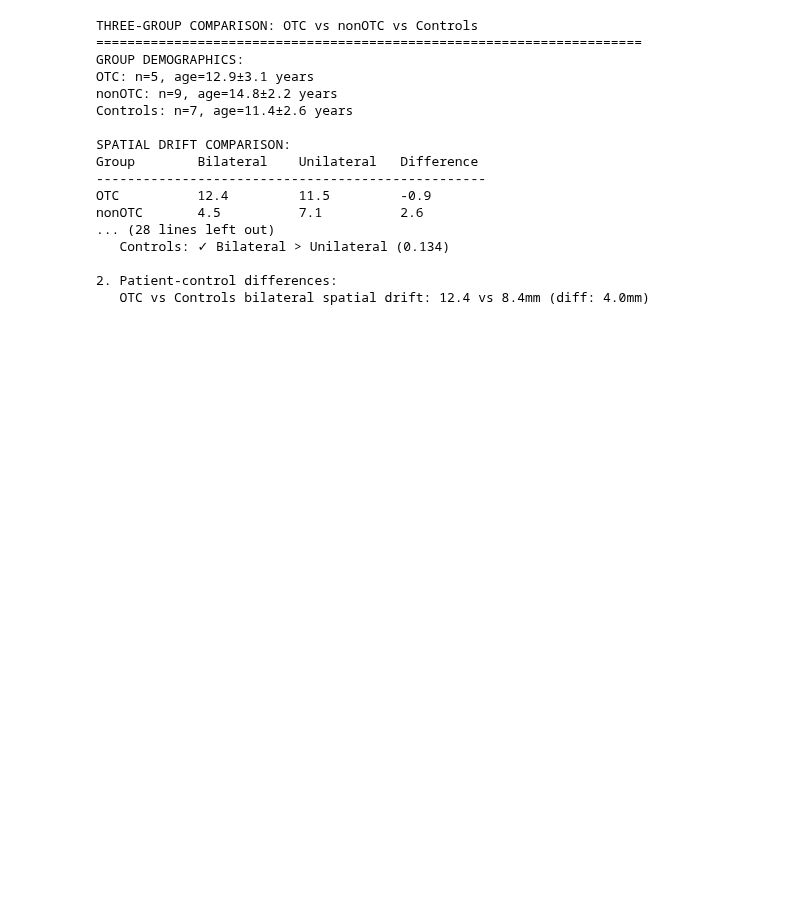
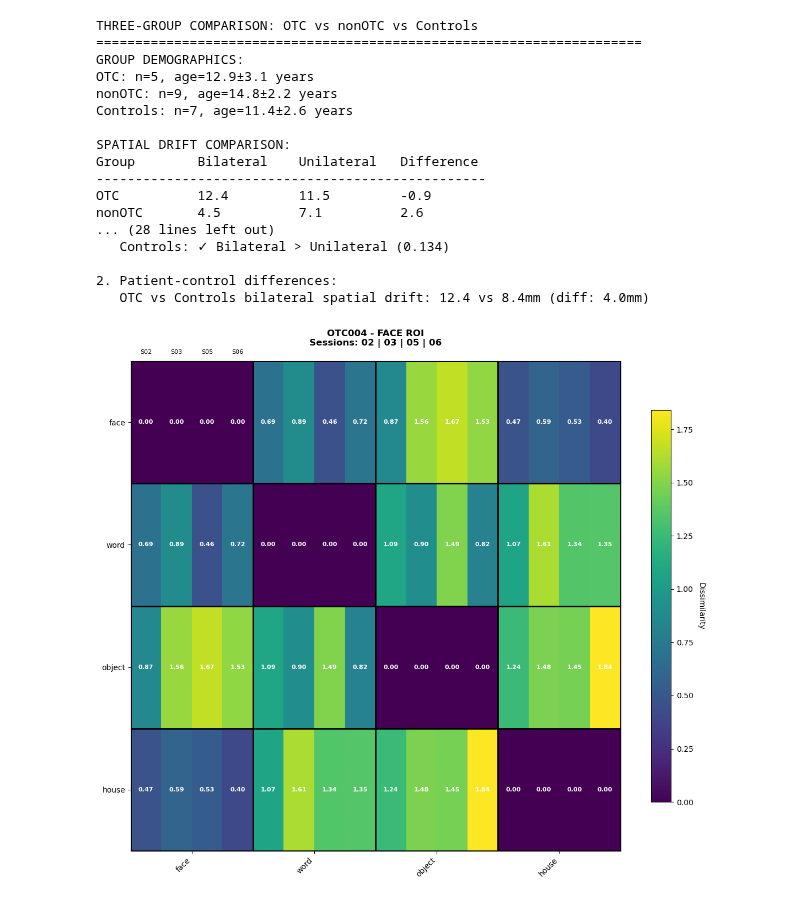
Before and after one commit to cnsimmons/long_pt, a Jupyter notebook: B_analyses/02_rsa.ipynb, the cells around one changed output. Drawn from its saved outputs; the diff is of its cells as text; code cells hidden in the pictures; blank space fills up the shorter version.

```diff
--- a/B_analyses/02_rsa.ipynb
+++ b/B_analyses/02_rsa.ipynb
@@ -1410,3 +1420,94 @@ nonOTC       4.5          7.1          2.6
 
 2. Patient-control differences:
    OTC vs Controls bilateral spatial drift: 12.4 vs 8.4mm (diff: 4.0mm)
+# %%
+# CELL: Liu Figure 5C-Style Temporal RDM (Fixed Vertical Spacing)
+def create_liu_temporal_rdm_final(all_rdms, subject_id, roi_name, analysis_subjects):
+    """Create Liu Figure 5C-style RDM - sessions subdivided horizontally only"""
+
+    if subject_id not in all_rdms or roi_name not in all_rdms[subject_id]:
+        return None
+
+    info = analysis_subjects[subject_id]
+    code = info['code']
+    roi_data = all_rdms[subject_id][roi_name]
+
+    if not roi_data['rdms'] or len(roi_data['rdms']) < 2:
+        return None
+
+    sessions = sorted(roi_data['rdms'].keys())
+    categories = roi_data['valid_categories']
+    n_sessions = len(sessions)
+    n_categories = len(categories)
+
+    fig, ax = plt.subplots(1, 1, figsize=(12, 10))
+
+    # Calculate color scale
+    all_values = []
+    for session in sessions:
+        rdm = roi_data['rdms'][session]
+        all_values.extend(rdm.flatten())
+    vmin, vmax = np.min(all_values), np.max(all_values)
+
+    # Subcells: divide width by sessions, but keep full height
+    subcell_width = 1.0 / n_sessions
+    subcell_height = 1.0  # Full height for each subcell
+
+    # Plot each category pair cell with session sub-rectangles
+    for i in range(n_categories):
+        for j in range(n_categories):
+            for s_idx, session in enumerate(sessions):
+                rdm = roi_data['rdms'][session]
+                value = rdm[i, j]
+
+                # Position: x subdivided by sessions, y is full cell
+                x = j + (s_idx * subcell_width)
+                y = n_categories - 1 - i
+
+                # Create rectangle with full height, subdivided width
+                rect = plt.Rectangle((x, y), subcell_width, subcell_height,
+                                   facecolor=plt.cm.viridis((value - vmin) / (vmax - vmin)))
+                ax.add_patch(rect)
+
+                # Add value text
+                ax.text(x + subcell_width/2, y + subcell_height/2, f'{value:.2f}',
+                       ha='center', va='center', fontsize=8, color='white', weight='bold')
+
+    # Grid lines between main cells
+    for i in range(n_categories + 1):
+        ax.axhline(y=i, color='black', linewidth=2)
+        ax.axvline(x=i, color='black', linewidth=2)
+
+    # Formatting
+    ax.set_xlim(0, n_categories)
+    ax.set_ylim(0, n_categories)
+    ax.set_aspect('equal')
+
+    # Labels
+    ax.set_xticks(np.arange(0.5, n_categories, 1))
+    ax.set_yticks(np.arange(0.5, n_categories, 1))
+    ax.set_xticklabels(categories, rotation=45, ha='right')
+    ax.set_yticklabels(categories[::-1])
+
+    # Session labels
+    for s_idx, session in enumerate(sessions):
+        x_pos = (s_idx + 0.5) * subcell_width
+        ax.text(x_pos, n_categories + 0.05, f'S{session}',
+               ha='center', va='bottom', fontsize=8)
+
+    # Colorbar and title
+    sm = plt.cm.ScalarMappable(cmap=plt.cm.viridis, norm=plt.Normalize(vmin=vmin, vmax=vmax))
+    sm.set_array([])
+    cbar = plt.colorbar(sm, ax=ax, shrink=0.8)
+    cbar.set_label('Dissimilarity', rotation=270, labelpad=15)
+
+    ax.set_title(f'{code} - {roi_name.upper()} ROI\nSessions: {" | ".join(sessions)}',
+                fontsize=12, fontweight='bold', pad=20)
+
+    plt.tight_layout()
+    plt.show()
+
+# Run it
+create_liu_temporal_rdm_final(rsa_rdms_6mm_session_specific, 'sub-004', 'face', ANALYSIS_SUBJECTS)
+# %% [output]
+[figure, added]
```
Also changed, not shown: parts of 3 cells of this notebook.
